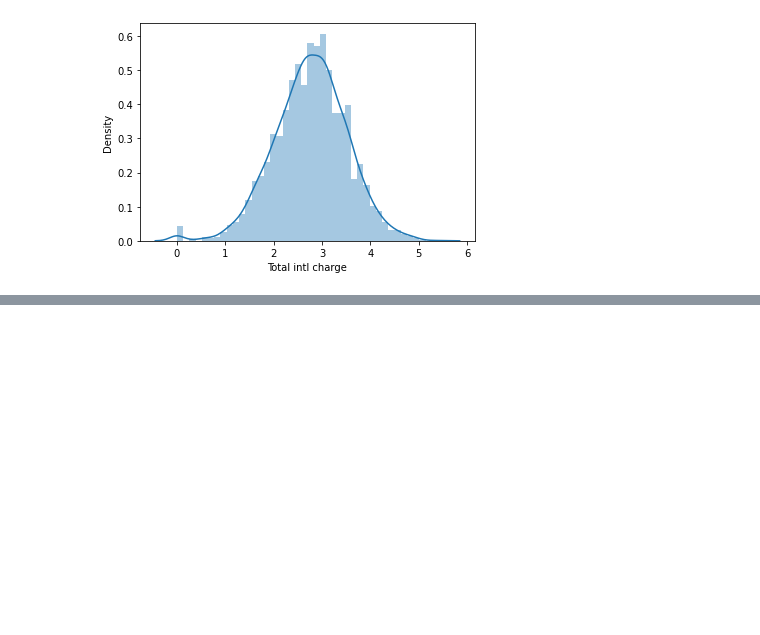
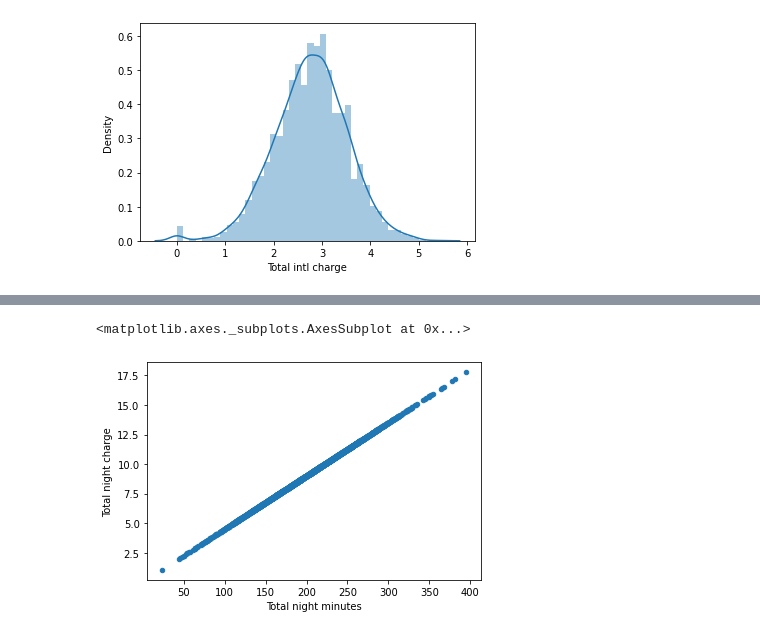
Before and after one commit to AditiAgrawal1/Telecom_Churn_Analysis, a Jupyter notebook: Copy_of_Telecom_Churn_Analysis_Capstone_Project.ipynb, the cells around one changed output, grey strips where cells are left out. Saved outputs shown, nothing was run; the diff lists cells and outputs as text; code cells hidden in the pictures; blank space fills up the shorter version.

```diff
--- a/Copy_of_Telecom_Churn_Analysis_Capstone_Project.ipynb
+++ b/Copy_of_Telecom_Churn_Analysis_Capstone_Project.ipynb
@@ -173,0 +164,5 @@ sns.distplot(df['Total intl charge'])
+# %%
+df.plot(kind='scatter',x='Total night minutes',y='Total night charge')
+# %% [output]
+<matplotlib.axes._subplots.AxesSubplot at 0x...>
+[figure, added]
```
Also changed, not shown: parts of 15 cells of this notebook.
